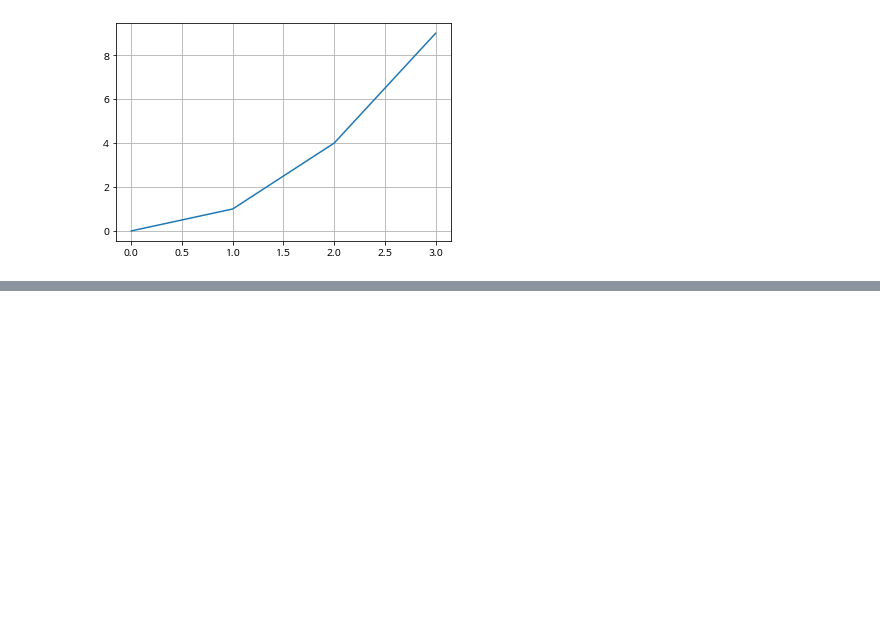
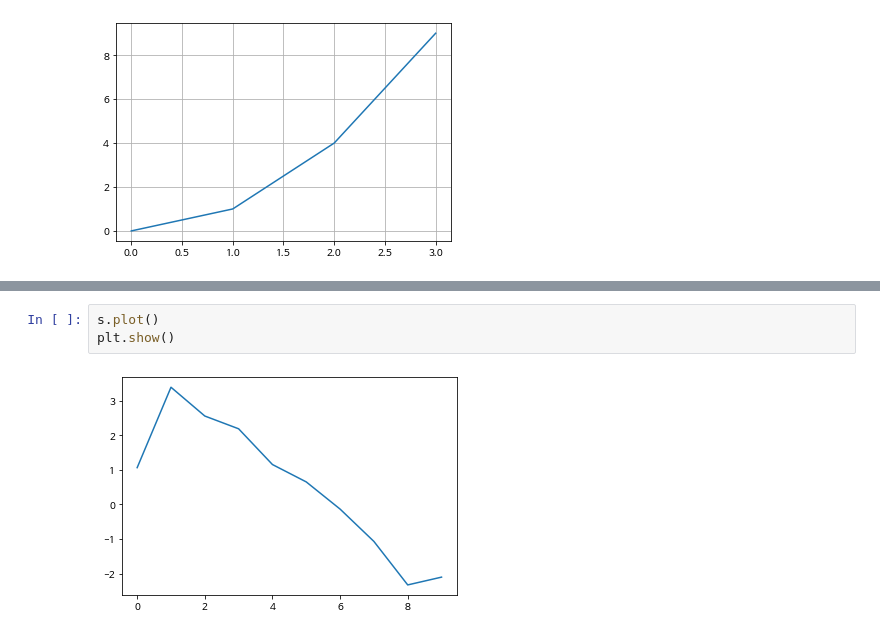
Before and after one commit to ckiekim/JeonjuICT, a Jupyter notebook: 32_다양한_플롯.ipynb, the cells around one changed output, grey strips where cells are left out. Cells and saved outputs as stored; diff of their text form; blank space fills up the shorter version.

```diff
--- a/32_다양한_플롯.ipynb
+++ b/32_다양한_플롯.ipynb
@@ -39,0 +46,5 @@ plt.show()
+# %%
+s.plot()
+plt.show()
+# %% [output]
+[figure, added]
```
Also changed, not shown: parts of 35 cells of this notebook.
